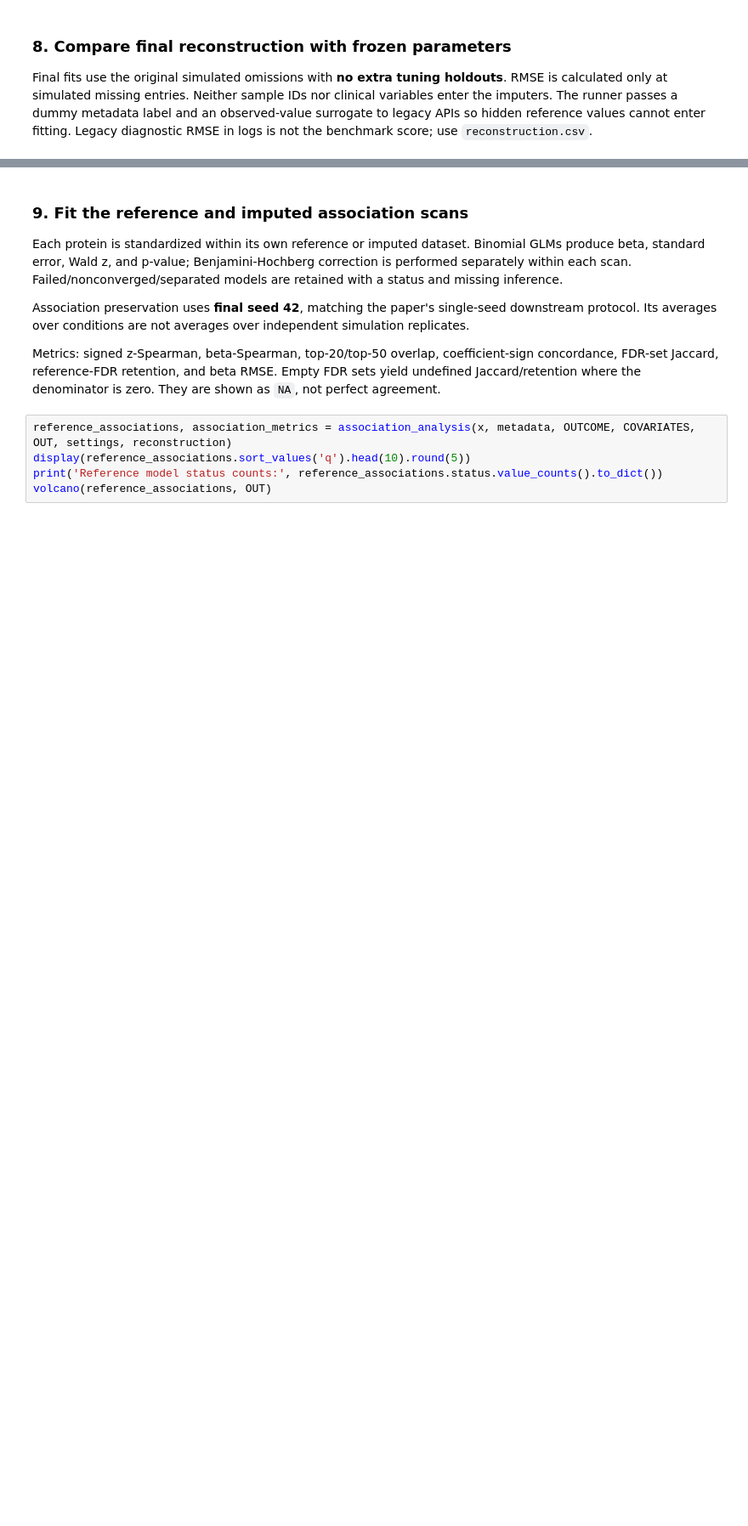
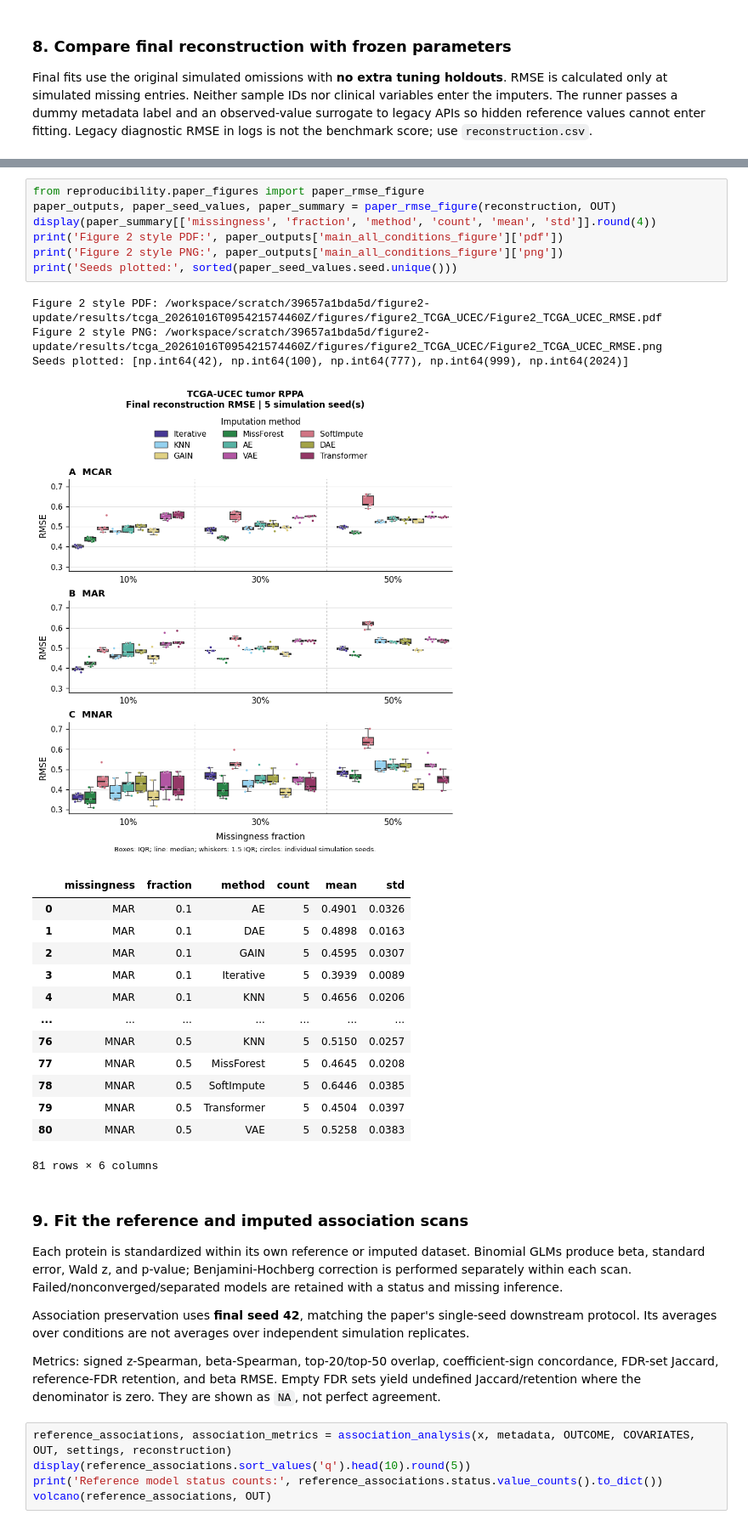
Before and after one commit to niloofarmaani/proteomics-imputation-benchmark-cvd-association, a Jupyter notebook: notebooks/benchmark_TCGA_executed.ipynb, the cells around one changed output, grey strips where cells are left out. Shown at 85% size. Saved outputs shown, nothing was run; the diff lists cells and outputs as text; blank space fills up the shorter version.

Commit message:
Add Figure 2 plots using original renderer and validated five-seed TCGA demo

```diff
--- a/notebooks/benchmark_TCGA_executed.ipynb
+++ b/notebooks/benchmark_TCGA_executed.ipynb
@@ -297,3 +316,28 @@ Out[8]: <Figure size 1500x475 with 3 Axes>
+# %%
+from reproducibility.paper_figures import paper_rmse_figure
+paper_outputs, paper_seed_values, paper_summary = paper_rmse_figure(reconstruction, OUT)
+display(paper_summary[['missingness', 'fraction', 'method', 'count', 'mean', 'std']].round(4))
+print('Figure 2 style PDF:', paper_outputs['main_all_conditions_figure']['pdf'])
+print('Figure 2 style PNG:', paper_outputs['main_all_conditions_figure']['png'])
+print('Seeds plotted:', sorted(paper_seed_values.seed.unique()))
+# %% [output]
+Figure 2 style PDF: /workspace/scratch/39657a1bda5d/figure2-update/results/tcga_20261016T095421574460Z/figures/figure2_TCGA_UCEC/Figure2_TCGA_UCEC_RMSE.pdf
+Figure 2 style PNG: /workspace/scratch/39657a1bda5d/figure2-update/results/tcga_20261016T095421574460Z/figures/figure2_TCGA_UCEC/Figure2_TCGA_UCEC_RMSE.png
+Seeds plotted: [np.int64(42), np.int64(100), np.int64(777), np.int64(999), np.int64(2024)]
+[figure, added]
+|  | missingness | fraction | method | count | mean | std |
+| 0 | MAR | 0.1 | AE | 5 | 0.4901 | 0.0326 |
+| 1 | MAR | 0.1 | DAE | 5 | 0.4898 | 0.0163 |
+| 2 | MAR | 0.1 | GAIN | 5 | 0.4595 | 0.0307 |
+| 3 | MAR | 0.1 | Iterative | 5 | 0.3939 | 0.0089 |
+| 4 | MAR | 0.1 | KNN | 5 | 0.4656 | 0.0206 |
+| ... | ... | ... | ... | ... | ... | ... |
+| 76 | MNAR | 0.5 | KNN | 5 | 0.5150 | 0.0257 |
+| 77 | MNAR | 0.5 | MissForest | 5 | 0.4645 | 0.0208 |
+| 78 | MNAR | 0.5 | SoftImpute | 5 | 0.6446 | 0.0385 |
+| 79 | MNAR | 0.5 | Transformer | 5 | 0.4504 | 0.0397 |
+| 80 | MNAR | 0.5 | VAE | 5 | 0.5258 | 0.0383 |
+81 rows × 6 columns
 # %% [markdown]
 ### 9. Fit the reference and imputed association scans
 Each protein is standardized within its own reference or imputed dataset. Binomial GLMs produce beta, standard error, Wald z, and p-value; Benjamini-Hochberg correction is performed separately within each scan. Failed/nonconverged/separated models are retained with a status and missing inference.
```
Also changed, not shown: parts of 12 cells of this notebook, 30 other files.
